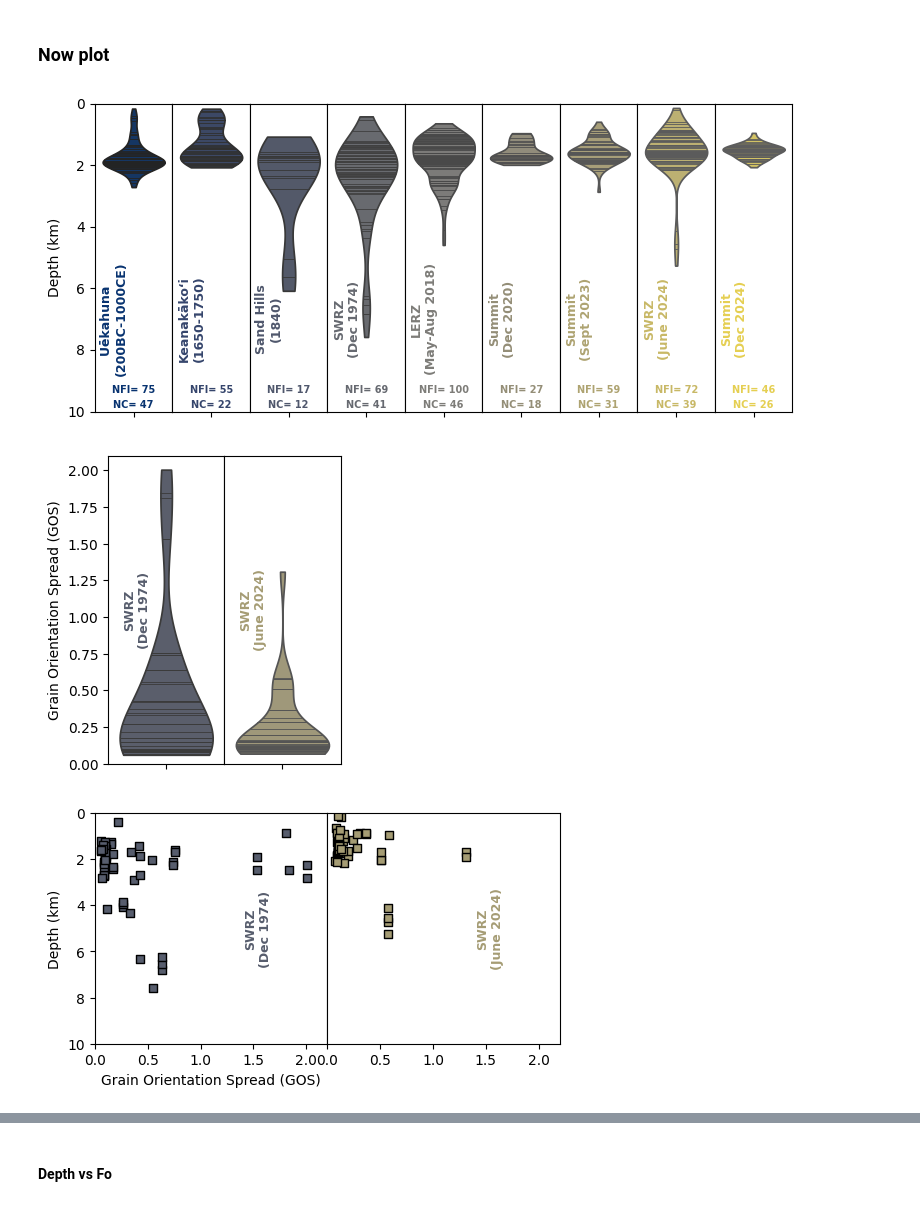
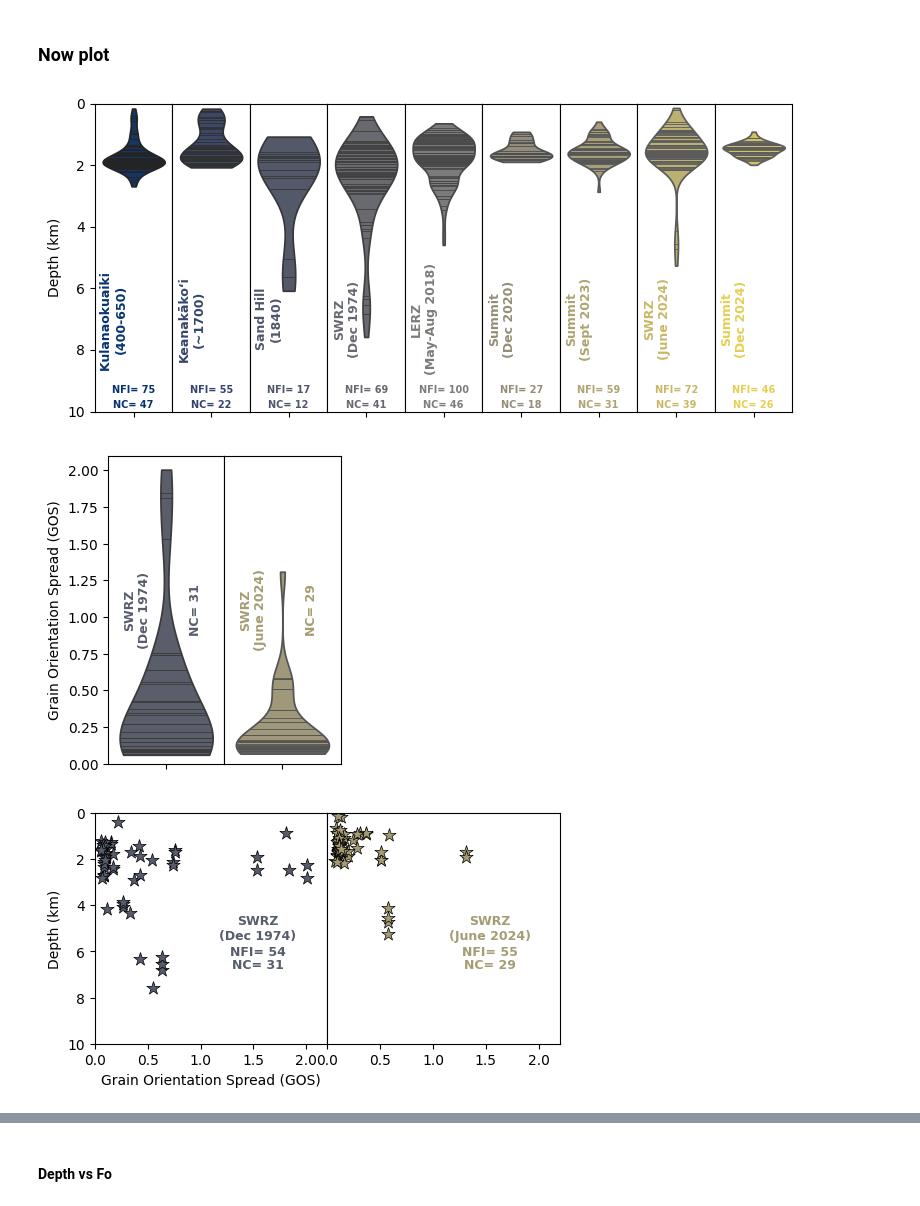
Before and after one commit to cljdevitre/PrePostCalderaKil_2025, a Jupyter notebook: Version_on_pcloud/Plotting_notebooks/Plotting.ipynb, the cells around one changed output, grey strips where cells are left out. Cells and saved outputs as stored; diff of their text form; code cells hidden in the pictures.

```diff
--- a/Version_on_pcloud/Plotting_notebooks/Plotting.ipynb
+++ b/Version_on_pcloud/Plotting_notebooks/Plotting.ipynb
@@ -20,10 +20,13 @@ This notebook shows how to plot figures. The steps are as follows:
 import pandas as pd
 import numpy as np
 import matplotlib.pyplot as plt
+import matplotlib as mpl
 import seaborn as sns
 import DiadFit as pf
 import os
 import pickle
+
+mpl.rcParams['pdf.fonttype'] = 42  # 42 is for TrueType fonts
 # %% [markdown]
 ### Setup folders and data paths
 # %%
@@ -163,7 +151,7 @@ array(['UW3', 'UW4', 'UW5', 'UW7'], dtype=object)
 # %%
 # Define datasets
 datasets = [UW,K21,L84,Ulu_919, LERZ2018, K20, K23, K24, KD24]
-titles = ["Uēkahuna \n(200BC-1000CE)","Keanakākoʻi\n(1650-1750)","Sand Hills\n(1840)", "SWRZ\n(Dec 1974)",
+titles = ["Kulanaokuaiki \n(400-650)", "Keanakākoʻi\n(~1700)", "Sand Hill\n(1840)", "SWRZ\n(Dec 1974)",
           "LERZ\n(May-Aug 2018)", "Summit\n(Dec 2020)", "Summit\n(Sept 2023)", "SWRZ\n(June 2024)", "Summit\n(Dec 2024)"]
 
 # Define the number of subplots based on datasets
@@ -201,7 +189,7 @@ for i, (ax, data, title, ann_color) in enumerate(zip(axes, datasets, titles, ann
 plt.subplots_adjust(wspace=0)  # Slight spacing between plots
 fig.savefig(figpath + slash + 'Kil_violin_plot.pdf', format='pdf', dpi=300, transparent=False)
 # %% [output]
-[figure, old version]
+[figure, new version]
 # %%
 # Define datasets
 datasets = [Ulu_919, K24]
@@ -234,16 +222,15 @@ for i, (ax, data, title, ann_color) in enumerate(zip(axes, datasets, titles, ann
     fontsize = 9
     ax.annotate(title, xy=(0.25, 0.5), xycoords='axes fraction', fontsize=fontsize,
                 ha='center', va='center', color=ann_color, fontweight='bold', rotation=90)
-    # ax.annotate(f'NFI= {len(data)}', xy=(0.5, 0.07), xycoords='axes fraction', fontsize=fontsize-2,
-    #             ha='center', va='center', color=ann_color, fontweight='bold')
-    # ax.annotate(f'NC= {len(data['Sample_crystal'].unique())}', xy=(0.5, 0.02), xycoords='axes fraction', fontsize=fontsize-2,
-    #             ha='center', va='center', color=ann_color, fontweight='bold')
+    ax.annotate(f'NC= {data[(data['GOS'].notna()) & (data['Sample_crystal'].notna())]['Sample_crystal'].nunique()}',
+                xy=(0.75, 0.5), xycoords='axes fraction', fontsize=fontsize,
+                ha='center', va='center', color=ann_color, fontweight='bold', rotation=90)
 
 # Adjust layout and save
 plt.subplots_adjust(wspace=0)  # Slight spacing between plots
 fig.savefig(figpath + slash + 'GOS_violin_plot.pdf', format='pdf', dpi=300, transparent=False)
 # %% [output]
-[figure, old version]
+[figure, new version]
 # %%
 # Define datasets
 datasets = [Ulu_919, K24]
@@ -256,37 +243,37 @@ num_axes = len(datasets)
 # Generate colors using a seaborn color palette
 annotation_colors = sns.color_palette("cividis", num_axes)  # Darker contrasting colors
 
 # Create subplots
 fig, axes = plt.subplots(1, num_axes, figsize=(6, 3), sharey=True)
 
 # Plot data
 for i, (ax, data, title, ann_color) in enumerate(zip(axes, datasets, titles, annotation_colors)):
 
     # Create violin plot
-    ax.scatter(x=data['GOS'],y=data['SingleCalc_D_km'],marker='s',edgecolors='k',color=ann_color)
+    ax.scatter(x=data['GOS'],y=data['SingleCalc_D_km'],marker='*',s=100,linewidths=0.5,edgecolors='k',color=ann_color)
     # sns.violinplot(data=data['GOS'], color=ann_color, inner='stick', ax=ax, cut=0)
 
     # Set y-axis properties
     ax.set_ylim([10,0])  # Inverted y-axis
     ax.set_xlim([0,2.2])  # Inverted y-axis
     if i == 0:
         ax.set_ylabel('Depth (km)')
         ax.set_xlabel('Grain Orientation Spread (GOS)')
     else:
         ax.yaxis.set_tick_params(left=False, labelleft=False)
 
 
     # Add title and annotation
     fontsize = 9
     ax.annotate(title, xy=(0.7, 0.5), xycoords='axes fraction', fontsize=fontsize,
-                ha='center', va='center', color=ann_color, fontweight='bold', rotation=90)
-    # ax.annotate(f'NFI= {len(data)}', xy=(0.5, 0.07), xycoords='axes fraction', fontsize=fontsize-2,
-    #             ha='center', va='center', color=ann_color, fontweight='bold')
-    # ax.annotate(f'NC= {len(data['Sample_crystal'].unique())}', xy=(0.5, 0.02), xycoords='axes fraction', fontsize=fontsize-2,
-    #             ha='center', va='center', color=ann_color, fontweight='bold')
+                ha='center', va='center', color=ann_color, fontweight='bold', rotation=0)
+    ax.annotate(f'NFI= {len(data[(data['GOS'].notna())])}', xy=(0.7, 0.4), xycoords='axes fraction', fontsize=fontsize,
+                ha='center', va='center', color=ann_color, fontweight='bold', rotation=0)
+    ax.annotate(f'NC= {data[(data['GOS'].notna()) & (data['Sample_crystal'].notna())]['Sample_crystal'].nunique()}', xy=(0.7, 0.34), xycoords='axes fraction', fontsize=fontsize,
+                ha='center', va='center', color=ann_color, fontweight='bold', rotation=0)
 
 # Adjust layout and save
 plt.subplots_adjust(wspace=0)  # Slight spacing between plots
 fig.savefig(figpath + slash + 'Pressure vs GOS_plot.pdf', format='pdf', dpi=300, transparent=False)
 # %% [output]
-[figure, old version]
+[figure, new version]
```
Also changed, not shown: parts of 6 cells of this notebook, 44 other files.
